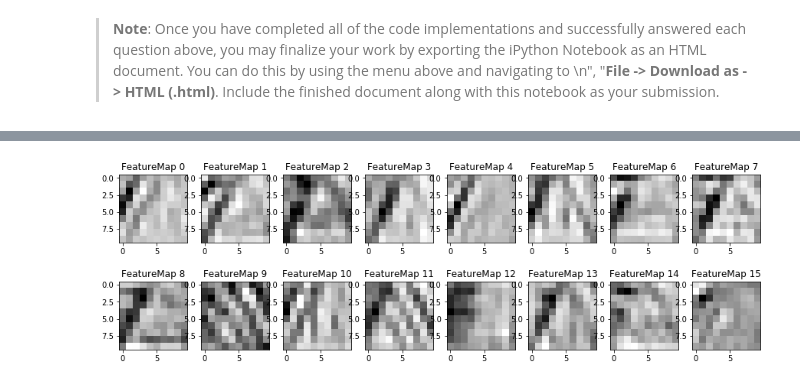
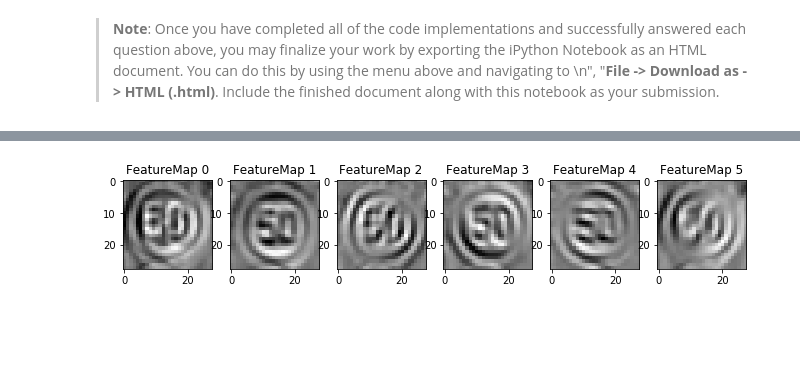
Before and after one commit to dincamihai/CarND-Traffic-Sign-Classifier-Project, a Jupyter notebook: Traffic_Sign_Classifier.ipynb, the cells around one changed output, grey strips where cells are left out. Drawn from its saved outputs; the diff is of its cells as text; code cells hidden in the pictures; blank space fills up the shorter version.

```diff
--- a/Traffic_Sign_Classifier.ipynb
+++ b/Traffic_Sign_Classifier.ipynb
@@ -286,8 +286,8 @@ def normalize(dataset):
 def preprocess(imgages):
     return normalize(apply_gray(imgages))
 # %%
-idx = np.random.randint(0, len(X_train)-1)
-idx = 29820
+# idx = np.random.randint(0, len(X_train)-1)
+idx = 28372
 print(idx)
 fig = plt.figure()
 plt.subplot(161)
@@ -571,3 +561,11 @@ Training Accuracy = 0.994
 Validation Accuracy = 0.970
 
 Model saved
+# %%
+X_test_norm = normalize(apply_gray(X_test))
+# %%
+with tf.Session() as sess:
+    sess.run(tf.global_variables_initializer())
+    saver.restore(sess, './lenet.ckpt')
+    test_accuracy = evaluate(X_test_norm, y_test)
+    print("Validation Accuracy = {:.3f}".format(test_accuracy))
@@ -796,10 +796,10 @@ def outputFeatureMap(image_input, tf_activation, activation_min=-1, activation_m
 # %%
 %matplotlib inline
 
 with tf.Session() as sess:
     sess.run(tf.global_variables_initializer())
     saver.restore(sess, './lenet.ckpt')
     # input_image = sess.run(p1, feed_dict={x: proc_images[:1], keep_prob: 1})
-    outputFeatureMap(proc_images[3:4], l2)
+    outputFeatureMap(proc_images[2:3], l1)
 # %% [output]
-[figure, old version]
+[figure, new version]
```
Also changed, not shown: parts of 7 cells of this notebook, 1 other file.
